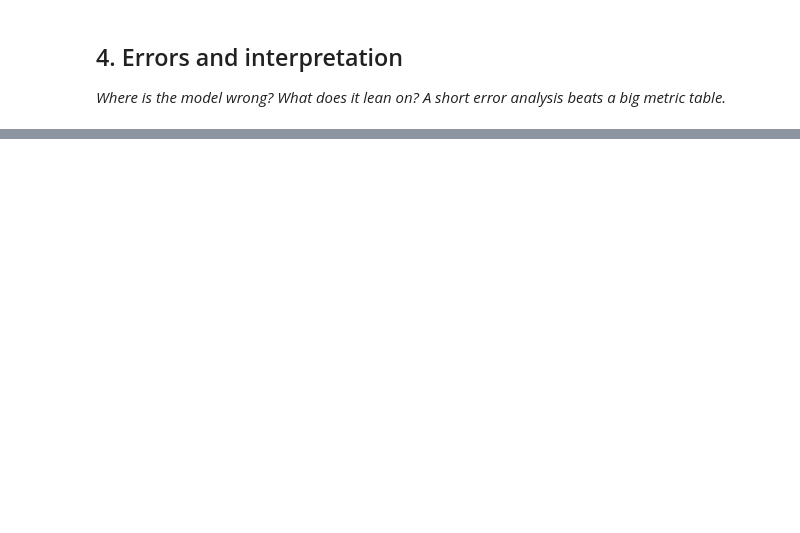
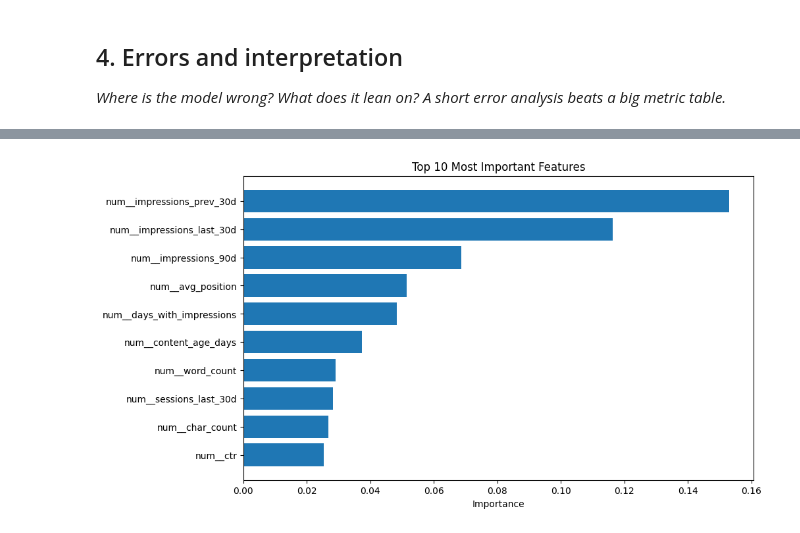
Before and after one commit to RaihanBasha7/flyrank-ml-internship, a Jupyter notebook: work/notebooks/w05_model.ipynb, the cells around one changed output, grey strips where cells are left out. Drawn from its saved outputs; the diff is of its cells as text; code cells hidden in the pictures; blank space fills up the shorter version.

Commit message:
Complete Week 5 ML-08 Capstone Modeling Lane

```diff
--- a/work/notebooks/w05_model.ipynb
+++ b/work/notebooks/w05_model.ipynb
@@ -36,0 +285,16 @@ This skeleton is yours to fill. Work the sections **in order** — each one has
+# %%
+# Get transformed feature names
+feature_names = model.named_steps["preprocessor"].get_feature_names_out()
+
+# Get feature importance
+importances = model.named_steps["classifier"].feature_importances_
+
+importance_df = (
+    pd.DataFrame({
+        "Feature": feature_names,
+        "Importance": importances
+    })
+    .sort_values("Importance", ascending=False)
+)
+
+importance_df.head(10)
@@ -36,0 +319,14 @@ This skeleton is yours to fill. Work the sections **in order** — each one has
+# %%
+plt.figure(figsize=(10,6))
+
+plt.barh(
+    importance_df["Feature"].head(10),
+    importance_df["Importance"].head(10)
+)
+
+plt.gca().invert_yaxis()
+plt.title("Top 10 Most Important Features")
+plt.xlabel("Importance")
+plt.show()
+# %% [output]
+[figure, added]
```
Also changed, not shown: parts of 18 cells of this notebook.
